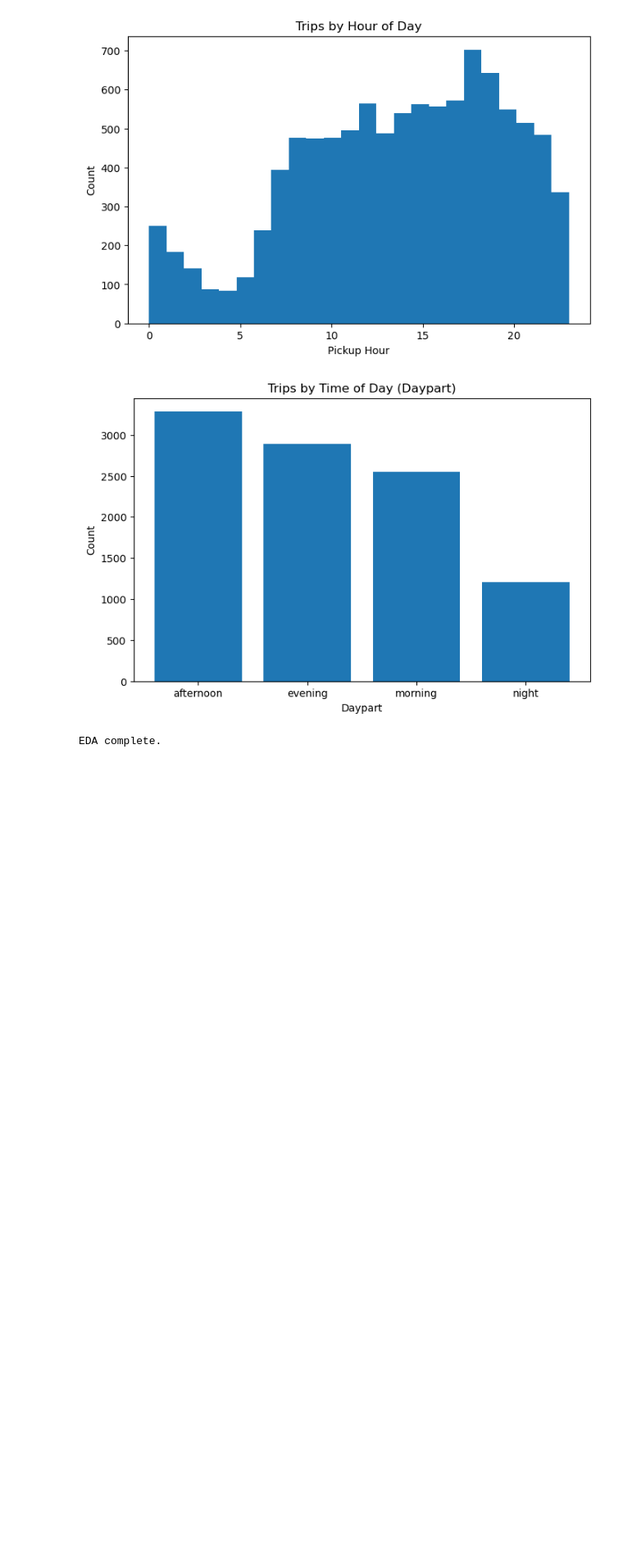
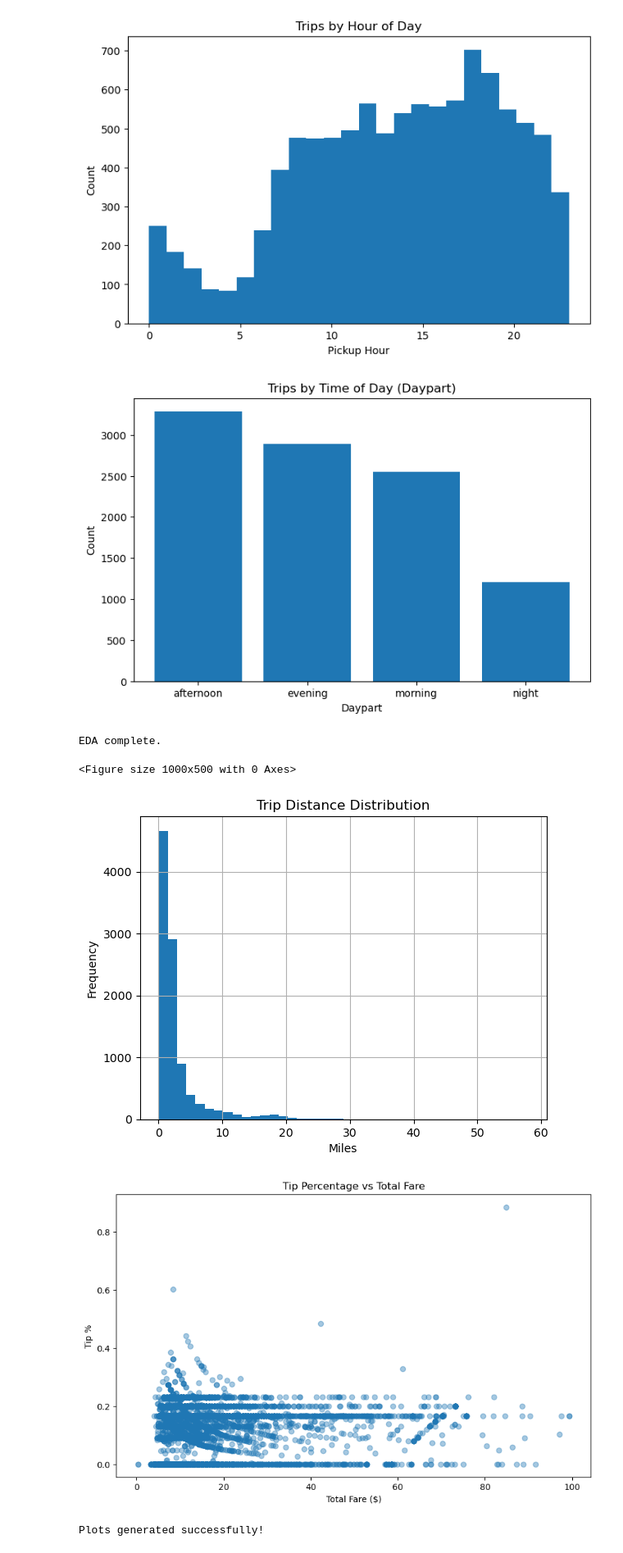
Before and after one commit to NobelShaji/ai-assisted-etl, a Jupyter notebook: notebooks/01_taxi_eda.ipynb, the cells around one changed output. Shown at 82% size. Cells and saved outputs as stored; diff of their text form; code cells hidden in the pictures; blank space fills up the shorter version.

Commit message:
Add visualization plots to taxi EDA notebook

```diff
--- a/notebooks/01_taxi_eda.ipynb
+++ b/notebooks/01_taxi_eda.ipynb
@@ -173,3 +173,38 @@ Rows: 9930
 [figure]
 [figure]
 EDA complete.
+# %%
+import matplotlib.pyplot as plt
+
+# -------------------------------
+# 1) Distribution of Trip Distance
+# -------------------------------
+plt.figure(figsize=(10,5))
+con.sql("SELECT trip_distance FROM gold.taxi_trip_features").df().hist(bins=40)
+plt.title("Trip Distance Distribution")
+plt.xlabel("Miles")
+plt.ylabel("Frequency")
+plt.show()
+
+# -------------------------------
+# 2) Tip % vs Total Fare (scatter)
+# -------------------------------
+df_plot = con.sql("""
+    SELECT tip_pct, total_amount
+    FROM gold.taxi_trip_features
+    WHERE tip_pct IS NOT NULL AND total_amount < 100
+""").df()
+
+plt.figure(figsize=(10,6))
+plt.scatter(df_plot['total_amount'], df_plot['tip_pct'], alpha=0.4)
+plt.title("Tip Percentage vs Total Fare")
+plt.xlabel("Total Fare ($)")
+plt.ylabel("Tip %")
+plt.show()
+
+print("Plots generated successfully!")
+# %% [output]
+<Figure size 1000x500 with 0 Axes>
+[figure, added]
+[figure, added]
+Plots generated successfully!
```
